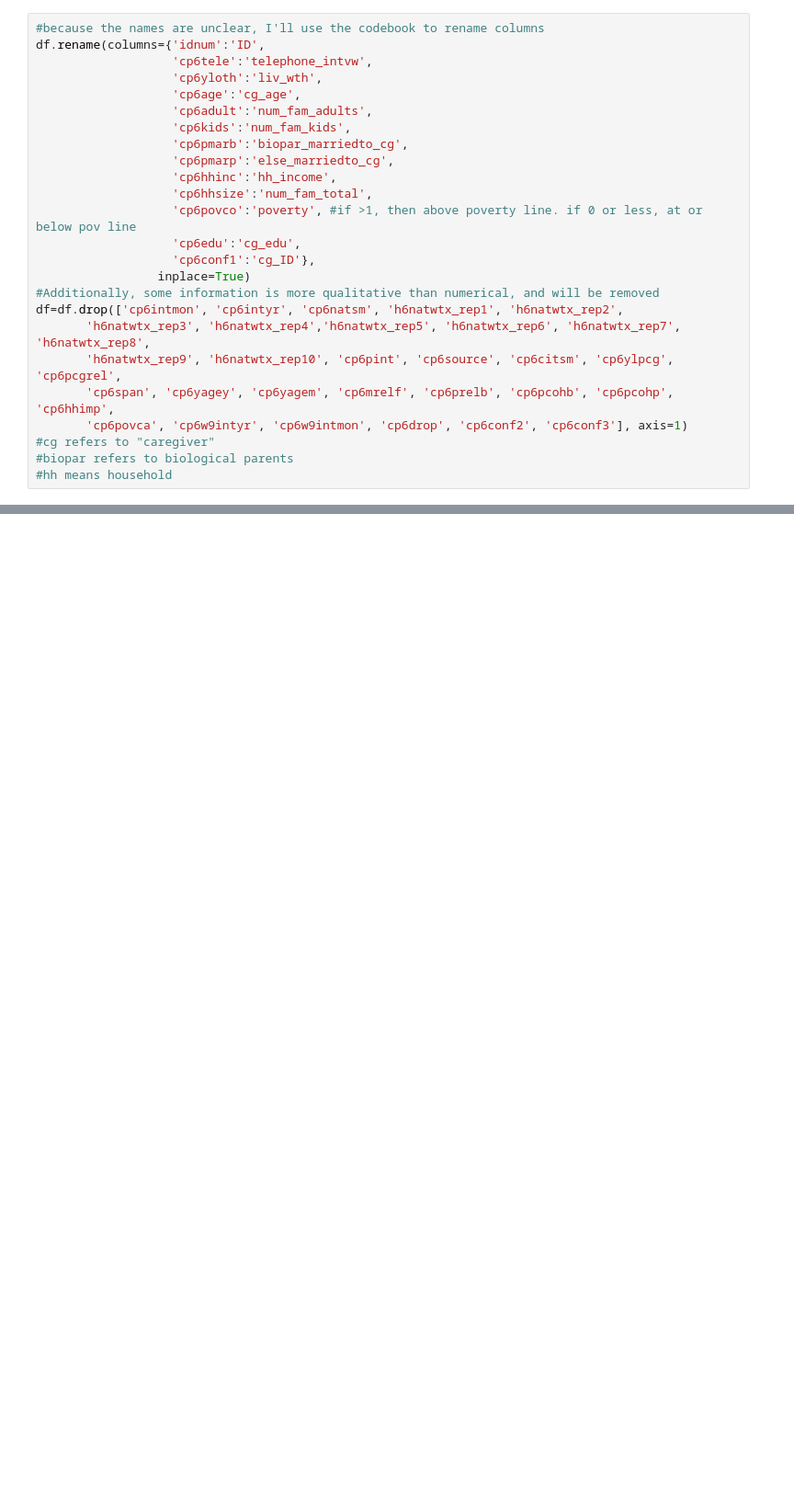
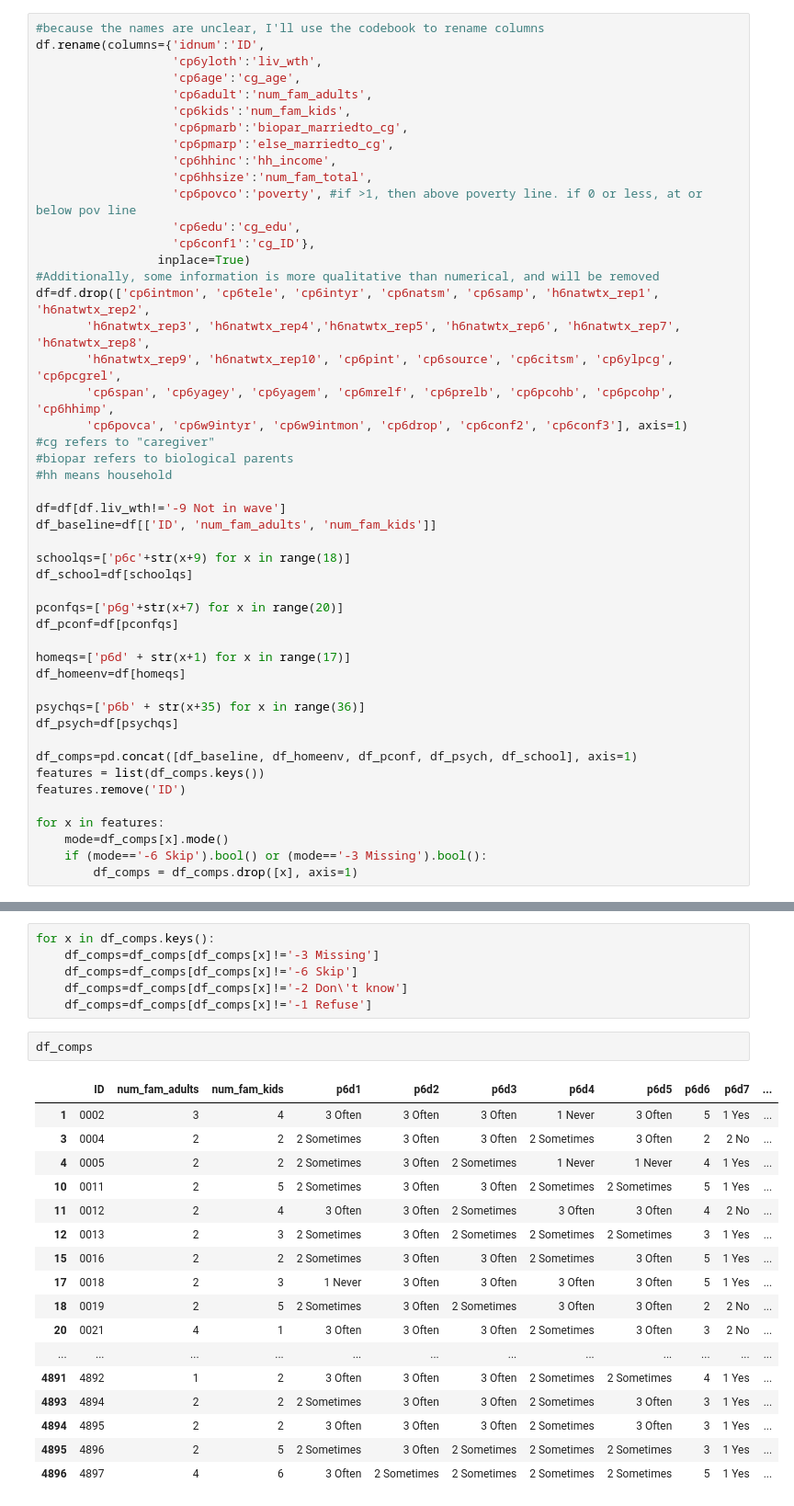
Before and after one commit to RMhanovernorwichschools/finalproject, a Jupyter notebook: order_data.ipynb, the cells around one changed output, grey strips where cells are left out. Shown: that part at 92% size. Cells and saved outputs as stored; diff of their text form; blank space fills up the shorter version.

```diff
--- a/order_data.ipynb
+++ b/order_data.ipynb
@@ -5,7 +4,6 @@ df=pd.read_stata("https://github.com/RMhanovernorwichschools/finalproject/blob/m
 # %%
 #because the names are unclear, I'll use the codebook to rename columns
 df.rename(columns={'idnum':'ID',
-                   'cp6tele':'telephone_intvw',
                    'cp6yloth':'liv_wth',
                    'cp6age':'cg_age',
                    'cp6adult':'num_fam_adults',
@@ -19,7 +17,7 @@ df.rename(columns={'idnum':'ID',
                    'cp6conf1':'cg_ID'},
                  inplace=True)
 #Additionally, some information is more qualitative than numerical, and will be removed
-df=df.drop(['cp6intmon', 'cp6intyr', 'cp6natsm', 'h6natwtx_rep1', 'h6natwtx_rep2',
+df=df.drop(['cp6intmon', 'cp6tele', 'cp6intyr', 'cp6natsm', 'cp6samp', 'h6natwtx_rep1', 'h6natwtx_rep2',
        'h6natwtx_rep3', 'h6natwtx_rep4','h6natwtx_rep5', 'h6natwtx_rep6', 'h6natwtx_rep7', 'h6natwtx_rep8',
        'h6natwtx_rep9', 'h6natwtx_rep10', 'cp6pint', 'cp6source', 'cp6citsm', 'cp6ylpcg', 'cp6pcgrel',
        'cp6span', 'cp6yagey', 'cp6yagem', 'cp6mrelf', 'cp6prelb', 'cp6pcohb', 'cp6pcohp', 'cp6hhimp',
@@ -27,3 +25,27 @@ df=df.drop(['cp6intmon', 'cp6intyr', 'cp6natsm', 'h6natwtx_rep1', 'h6natwtx_rep2
 #cg refers to "caregiver"
 #biopar refers to biological parents
 #hh means household
+
+df=df[df.liv_wth!='-9 Not in wave']
+df_baseline=df[['ID', 'num_fam_adults', 'num_fam_kids']]
+
+schoolqs=['p6c'+str(x+9) for x in range(18)]
+df_school=df[schoolqs]
+
+pconfqs=['p6g'+str(x+7) for x in range(20)]
+df_pconf=df[pconfqs]
+
+homeqs=['p6d' + str(x+1) for x in range(17)]
+df_homeenv=df[homeqs]
+
+psychqs=['p6b' + str(x+35) for x in range(36)]
+df_psych=df[psychqs]
+
+df_comps=pd.concat([df_baseline, df_homeenv, df_pconf, df_psych, df_school], axis=1)
+features = list(df_comps.keys())
+features.remove('ID')
+
+for x in features:
+    mode=df_comps[x].mode()
+    if (mode=='-6 Skip').bool() or (mode=='-3 Missing').bool():
+        df_comps = df_comps.drop([x], axis=1)
@@ -33,0 +52,26 @@ AttributeError: 'DataFrame' object has no attribute 'cp6w9intmon'
+# %%
+for x in df_comps.keys():
+    df_comps=df_comps[df_comps[x]!='-3 Missing']
+    df_comps=df_comps[df_comps[x]!='-6 Skip']
+    df_comps=df_comps[df_comps[x]!='-2 Don\'t know']
+    df_comps=df_comps[df_comps[x]!='-1 Refuse']
+# %%
+df_comps
+# %% [output]
+|  | ID | num_fam_adults | num_fam_kids | p6d1 | p6d2 | p6d3 | p6d4 | p6d5 | p6d6 | p6d7 | ... |
+| 1 | 0002 | 3 | 4 | 3 Often | 3 Often | 3 Often | 1 Never | 3 Often | 5 | 1 Yes | ... |
+| 3 | 0004 | 2 | 2 | 2 Sometimes | 3 Often | 3 Often | 2 Sometimes | 3 Often | 2 | 2 No | ... |
+| 4 | 0005 | 2 | 2 | 2 Sometimes | 3 Often | 2 Sometimes | 1 Never | 1 Never | 4 | 1 Yes | ... |
+| 10 | 0011 | 2 | 5 | 2 Sometimes | 3 Often | 3 Often | 2 Sometimes | 2 Sometimes | 5 | 1 Yes | ... |
+| 11 | 0012 | 2 | 4 | 3 Often | 3 Often | 2 Sometimes | 3 Often | 3 Often | 4 | 2 No | ... |
+| 12 | 0013 | 2 | 3 | 2 Sometimes | 3 Often | 2 Sometimes | 2 Sometimes | 2 Sometimes | 3 | 1 Yes | ... |
+| 15 | 0016 | 2 | 2 | 2 Sometimes | 3 Often | 3 Often | 2 Sometimes | 3 Often | 5 | 1 Yes | ... |
+| 17 | 0018 | 2 | 3 | 1 Never | 3 Often | 3 Often | 3 Often | 3 Often | 5 | 1 Yes | ... |
+| 18 | 0019 | 2 | 5 | 2 Sometimes | 3 Often | 2 Sometimes | 3 Often | 3 Often | 2 | 2 No | ... |
+| 20 | 0021 | 4 | 1 | 3 Often | 3 Often | 3 Often | 2 Sometimes | 3 Often | 3 | 2 No | ... |
+| ... | ... | ... | ... | ... | ... | ... | ... | ... | ... | ... | ... |
+| 4891 | 4892 | 1 | 2 | 3 Often | 3 Often | 3 Often | 2 Sometimes | 2 Sometimes | 4 | 1 Yes | ... |
+| 4893 | 4894 | 2 | 2 | 2 Sometimes | 3 Often | 3 Often | 2 Sometimes | 3 Often | 3 | 1 Yes | ... |
+| 4894 | 4895 | 2 | 2 | 3 Often | 3 Often | 3 Often | 2 Sometimes | 3 Often | 3 | 1 Yes | ... |
+| 4895 | 4896 | 2 | 5 | 2 Sometimes | 3 Often | 2 Sometimes | 2 Sometimes | 2 Sometimes | 3 | 1 Yes | ... |
+| 4896 | 4897 | 4 | 6 | 3 Often | 2 Sometimes | 2 Sometimes | 2 Sometimes | 2 Sometimes | 5 | 1 Yes | ... |
```
Also changed, not shown: parts of 7 cells of this notebook.
